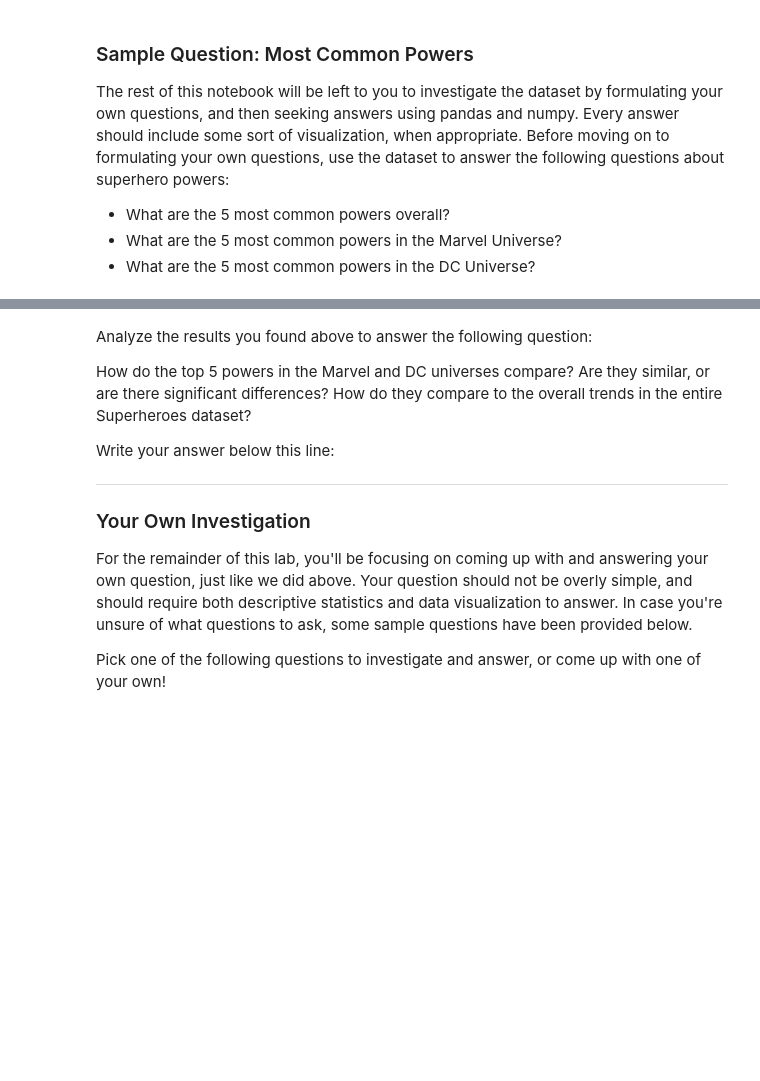
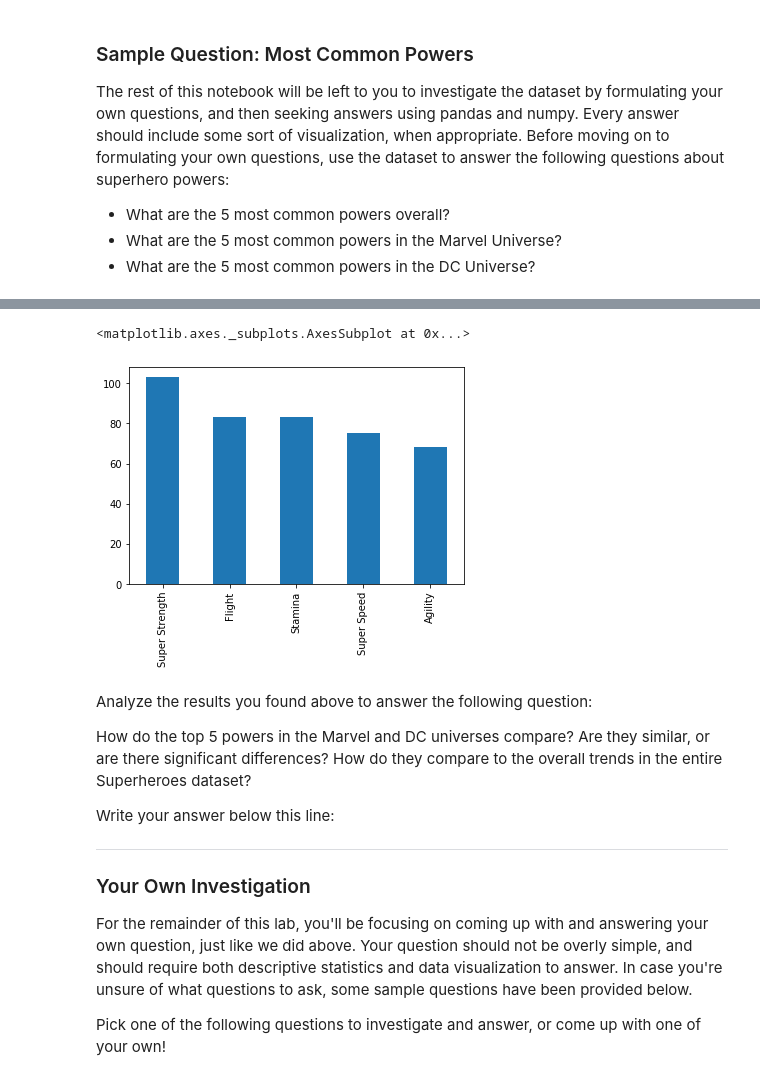
Before and after one commit to anupjsebastian/dsc-data-cleaning-project-houston-ds-111819, a Jupyter notebook: index.ipynb, the cells around one changed output, grey strips where cells are left out. Drawn from its saved outputs; the diff is of its cells as text; code cells hidden in the pictures; blank space fills up the shorter version.

```diff
--- a/index.ipynb
+++ b/index.ipynb
@@ -460,3 +491,8 @@ The rest of this notebook will be left to you to investigate the dataset by form
+# %%
+heroes_and_powers_df[heroes_and_powers_df['Publisher'] == 'DC Comics'].drop(heroes_df.columns, axis = 1).sum().sort_values(ascending = False).head().plot(kind = 'bar')
+# %% [output]
+<matplotlib.axes._subplots.AxesSubplot at 0x...>
+[figure, added]
 # %% [markdown]
 Analyze the results you found above to answer the following question:
 
```
Also changed, not shown: parts of 5 cells of this notebook.
